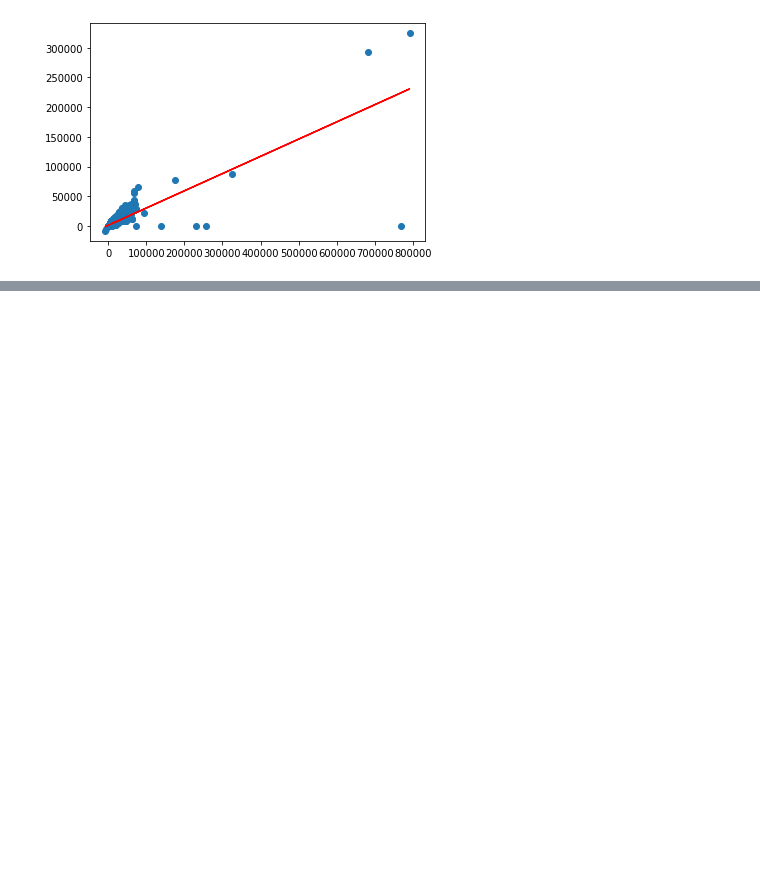
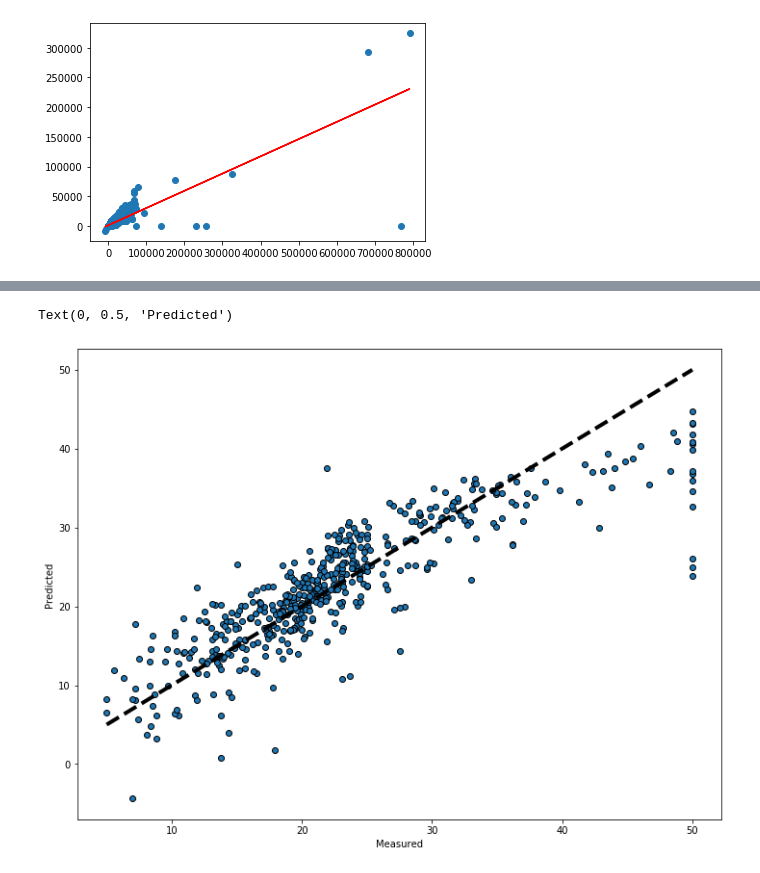
Before and after one commit to emilioGonVa/RoboticaIndustrial_Emilio, a Jupyter notebook: Robotica Industrial/Linear Regressions.ipynb, the cells around one changed output, grey strips where cells are left out. Drawn from its saved outputs; the diff is of its cells as text; code cells hidden in the pictures; blank space fills up the shorter version.

```diff
--- a/Robotica Industrial/Linear Regressions.ipynb
+++ b/Robotica Industrial/Linear Regressions.ipynb
@@ -224,0 +271,14 @@ plt.show()
+# %%
+lr = linear_model.LinearRegression()
+X,y = load_boston(return_X_y=True)
+lr.fit(X,y)
+yhat = lr.predict(X)
+
+plt.figure(figsize=(12,9))
+plt.scatter(y,yhat,edgecolors=(0,0,0))
+plt.plot([y.min(), y.max()],[y.min(), y.max()],'k--',lw=4)
+plt.xlabel('Measured')
+plt.ylabel('Predicted')
+# %% [output]
+Text(0, 0.5, 'Predicted')
+[figure, added]
```
Also changed, not shown: parts of 5 cells of this notebook, 14 other files.
